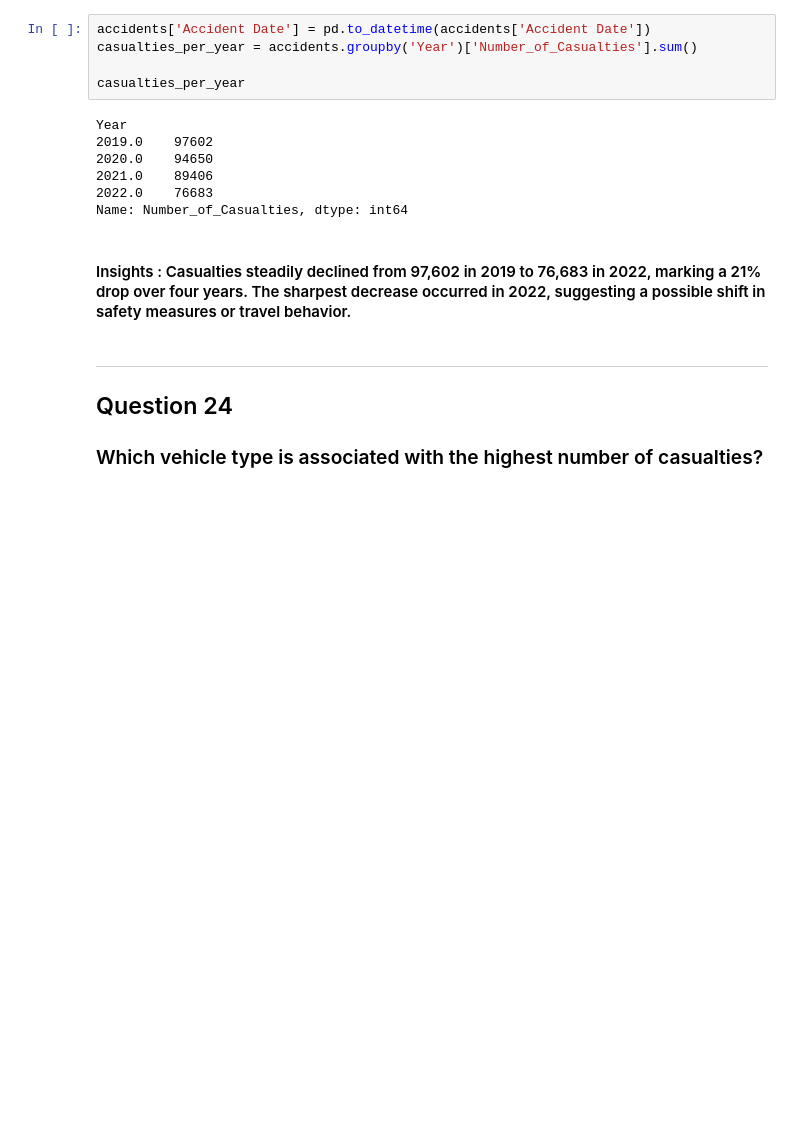
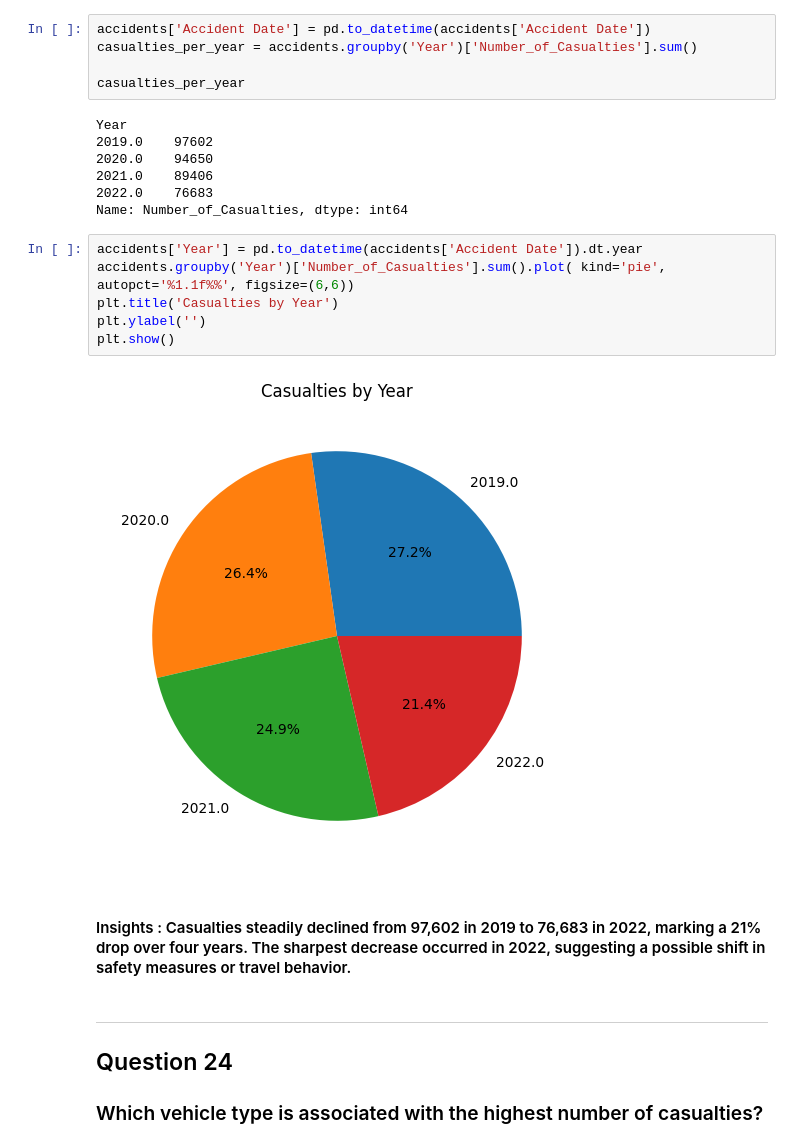
Before and after one commit to elyme-12/ELEC303-BARLAN, a Jupyter notebook: Activity_2.ipynb, the cells around one changed output. Cells and saved outputs as stored; diff of their text form; blank space fills up the shorter version.

```diff
--- a/Activity_2.ipynb
+++ b/Activity_2.ipynb
@@ -662,6 +672,14 @@ Year
 2021.0    89406
 2022.0    76683
 Name: Number_of_Casualties, dtype: int64
+# %%
+accidents['Year'] = pd.to_datetime(accidents['Accident Date']).dt.year
+accidents.groupby('Year')['Number_of_Casualties'].sum().plot( kind='pie', autopct='%1.1f%%', figsize=(6,6))
+plt.title('Casualties by Year')
+plt.ylabel('')
+plt.show()
+# %% [output]
+[figure, added]
 # %% [markdown]
 <h4>Insights : Casualties steadily declined from 97,602 in 2019 to 76,683 in 2022, marking a 21% drop over four years. The sharpest decrease occurred in 2022, suggesting a possible shift in safety measures or travel behavior.</h4>
 # %% [markdown]
```
Also changed, not shown: parts of 9 cells of this notebook.
